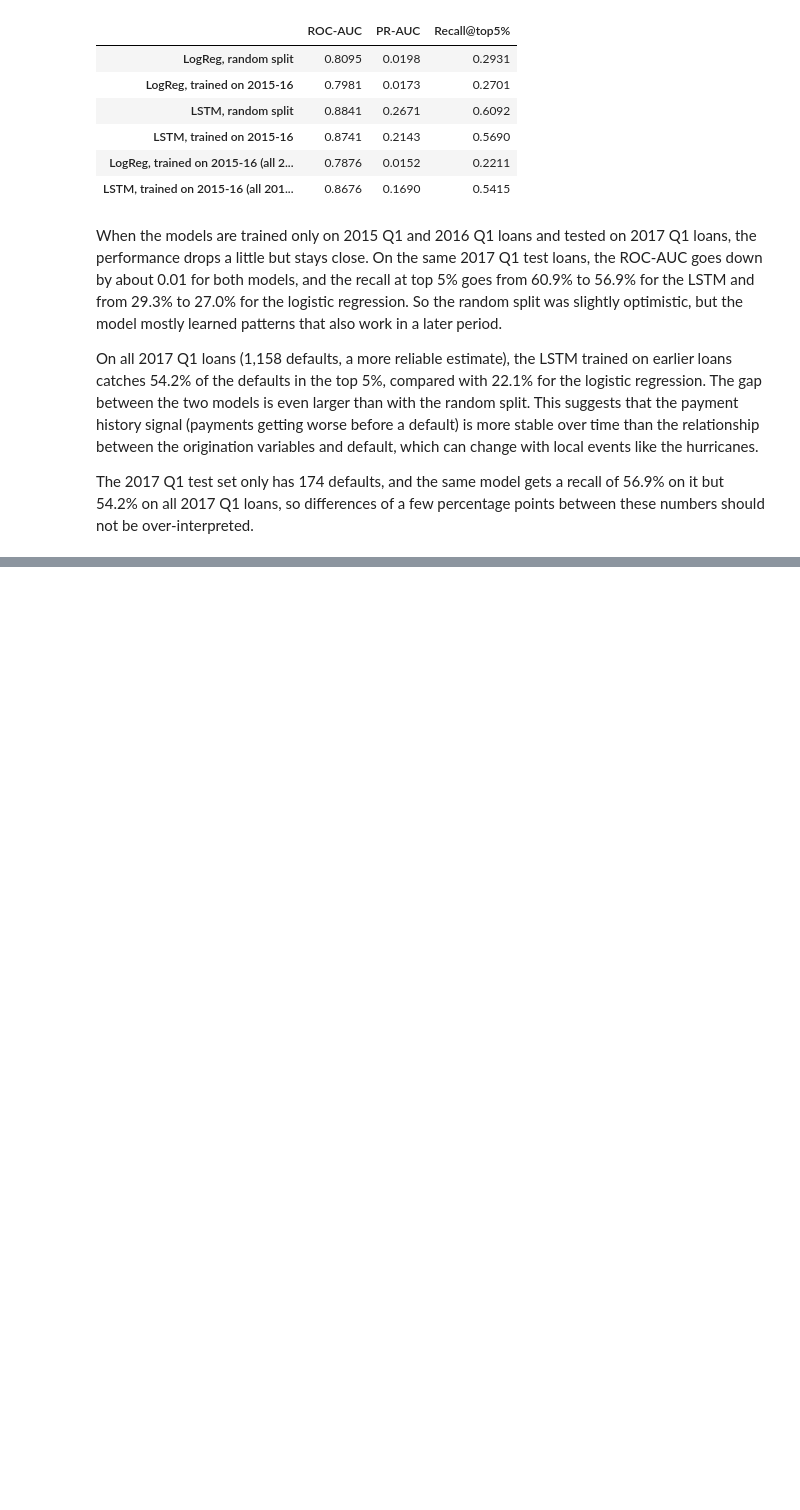
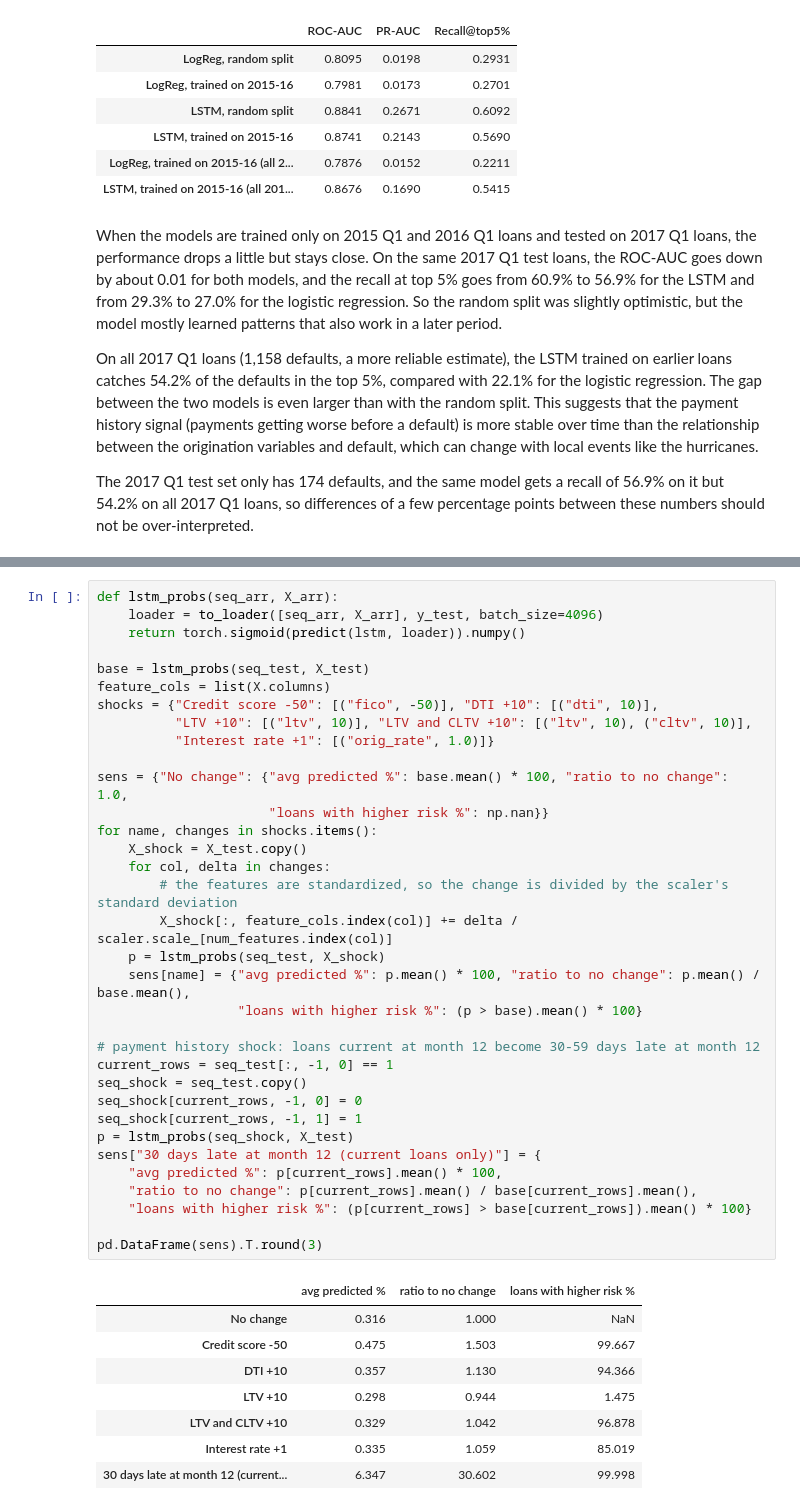
Before and after one commit to Alexkyoya/mortgage-default-early-warning, a Jupyter notebook: mortgage_default_early_warning.ipynb, the cells around one changed output, grey strips where cells are left out. Drawn from its saved outputs; the diff is of its cells as text; blank space fills up the shorter version.

```diff
--- a/mortgage_default_early_warning.ipynb
+++ b/mortgage_default_early_warning.ipynb
@@ -1352,0 +1475,43 @@ When the model is trained only on the 2015 Q1 and 2016 Q1 loans and tested on th
+# %%
+def lstm_probs(seq_arr, X_arr):
+    loader = to_loader([seq_arr, X_arr], y_test, batch_size=4096)
+    return torch.sigmoid(predict(lstm, loader)).numpy()
+
+base = lstm_probs(seq_test, X_test)
+feature_cols = list(X.columns)
+shocks = {"Credit score -50": [("fico", -50)], "DTI +10": [("dti", 10)],
+          "LTV +10": [("ltv", 10)], "LTV and CLTV +10": [("ltv", 10), ("cltv", 10)],
+          "Interest rate +1": [("orig_rate", 1.0)]}
+
+sens = {"No change": {"avg predicted %": base.mean() * 100, "ratio to no change": 1.0,
+                      "loans with higher risk %": np.nan}}
+for name, changes in shocks.items():
+    X_shock = X_test.copy()
+    for col, delta in changes:
+        # the features are standardized, so the change is divided by the scaler's standard deviation
+        X_shock[:, feature_cols.index(col)] += delta / scaler.scale_[num_features.index(col)]
+    p = lstm_probs(seq_test, X_shock)
+    sens[name] = {"avg predicted %": p.mean() * 100, "ratio to no change": p.mean() / base.mean(),
+                  "loans with higher risk %": (p > base).mean() * 100}
+
+# payment history shock: loans current at month 12 become 30-59 days late at month 12
+current_rows = seq_test[:, -1, 0] == 1
+seq_shock = seq_test.copy()
+seq_shock[current_rows, -1, 0] = 0
+seq_shock[current_rows, -1, 1] = 1
+p = lstm_probs(seq_shock, X_test)
+sens["30 days late at month 12 (current loans only)"] = {
+    "avg predicted %": p[current_rows].mean() * 100,
+    "ratio to no change": p[current_rows].mean() / base[current_rows].mean(),
+    "loans with higher risk %": (p[current_rows] > base[current_rows]).mean() * 100}
+
+pd.DataFrame(sens).T.round(3)
+# %% [output]
+|  | avg predicted % | ratio to no change | loans with higher risk % |
+| No change | 0.316 | 1.000 | NaN |
+| Credit score -50 | 0.475 | 1.503 | 99.667 |
+| DTI +10 | 0.357 | 1.130 | 94.366 |
+| LTV +10 | 0.298 | 0.944 | 1.475 |
+| LTV and CLTV +10 | 0.329 | 1.042 | 96.878 |
+| Interest rate +1 | 0.335 | 1.059 | 85.019 |
+| 30 days late at month 12 (current... | 6.347 | 30.602 | 99.998 |
```
Also changed, not shown: parts of 15 cells of this notebook, 1 other file.
